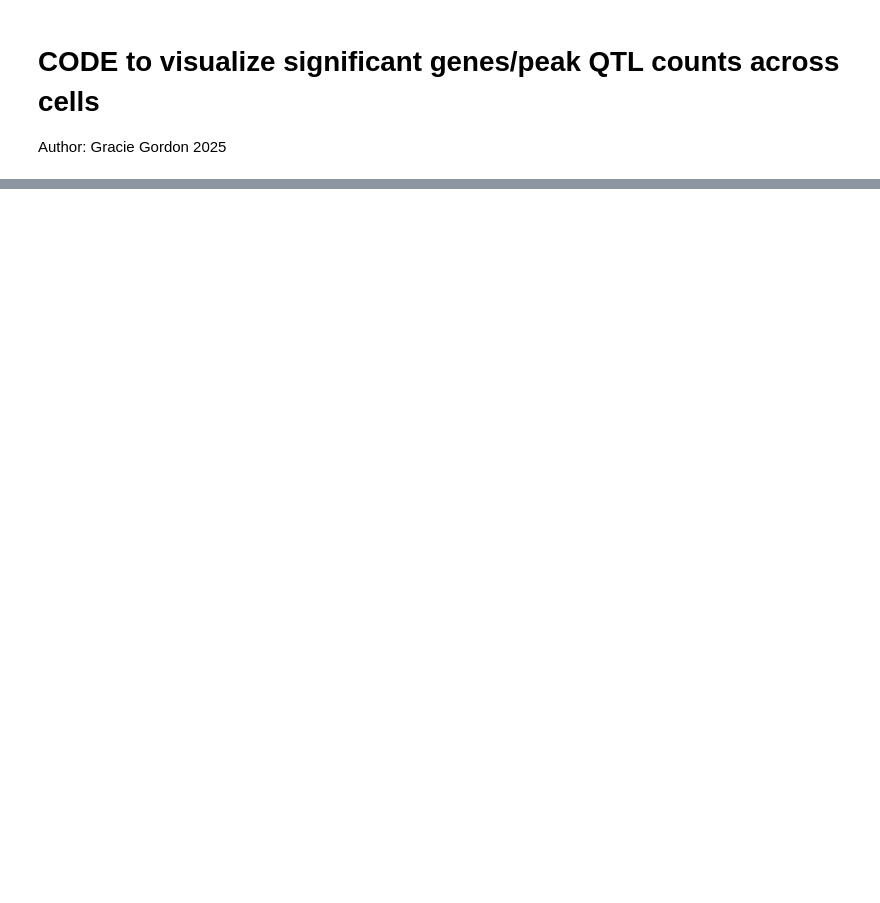
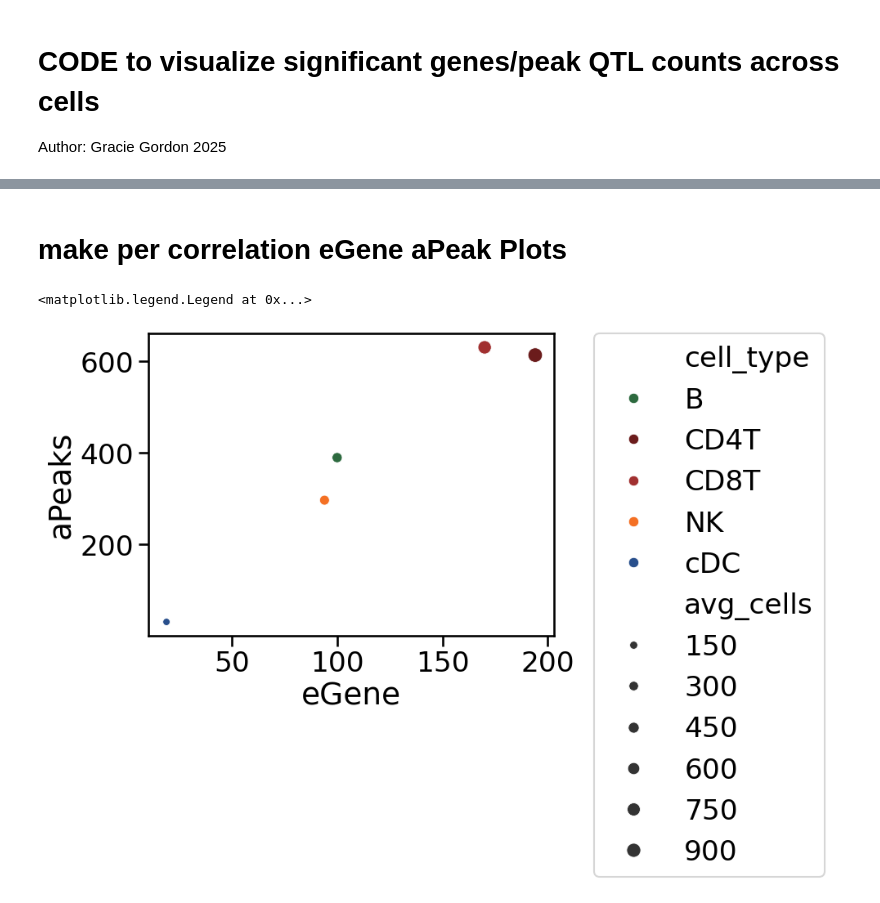
Before and after one commit to yelabucsf/icc_paper, a Jupyter notebook: Figures/Figure2/Genetics_Fig2_qtlcounts.ipynb, the cells around one changed output, grey strips where cells are left out. Cells and saved outputs as stored; diff of their text form; code cells hidden in the pictures; blank space fills up the shorter version.

```diff
--- a/Figures/Figure2/Genetics_Fig2_qtlcounts.ipynb
+++ b/Figures/Figure2/Genetics_Fig2_qtlcounts.ipynb
@@ -122,0 +205,43 @@ make_split_heatmap(df_plot,title="Heatmap of aPeaks (lower tri) and eGenes (uppe
+# %% [markdown]
+# make per correlation eGene aPeak Plots
+# %%
+def count_sig_features(df,col_name='sig_count'):
+    sig_df=pd.DataFrame(df[df['pval_nominal']<df['pval_nominal_threshold']][['cell_type','phenotype_id']].drop_duplicates()[['cell_type']].value_counts())
+    sig_df.columns=[col_name]
+    return(sig_df)
+# %%
+sig_peaks=count_sig_features(atac_egene,'aPeaks')
+sig_genes=count_sig_features(rna_egene,'eGene')
+
+merged_df = sig_peaks.merge(sig_genes, on='cell_type', how='outer')
+# %%
+
+# read in basic counts
+donor_cell_counts=pd.read_csv('/gstore/data/ctgbioinfo/gordom14/ICC/data/QTL_calling/rna/L1_manual/donor_cell_counts_exp.txt',sep='\t')
+donor_read_counts=pd.read_csv('/gstore/data/ctgbioinfo/gordom14/ICC/data/QTL_calling/rna/L1_manual/donor_counts_exp.txt',sep='\t')
+cells=['B','CD4T','CD8T','cDC','NK']
+cell_min=50
+for cell in cells:
+    n_donor=donor_cell_counts[donor_cell_counts[cell]>cell_min].shape[0]
+    donors=donor_cell_counts[donor_cell_counts[cell]>cell_min]['Unnamed: 0'].unique()
+    avg_cells=int(donor_cell_counts[donor_cell_counts[cell]>cell_min][cell].mean())
+    avg_reads=int(donor_read_counts[donor_read_counts['best_sample'].isin(donors)][cell].mean())
+    if(cell==cells[0]):
+        donor_cell_df=pd.DataFrame({'cell_type':[cell],'n_donors':[n_donor],'avg_cells':[avg_cells], 'avg_reads':[avg_reads]})
+    else:
+        tmp_donor_cell_df=pd.DataFrame({'cell_type':[cell],'n_donors':[n_donor],'avg_cells':[avg_cells], 'avg_reads':[avg_reads]})
+        donor_cell_df=pd.concat([donor_cell_df,tmp_donor_cell_df], axis=0)
+# %%
+
+merged_df = merged_df[merged_df.index!='cM'].merge(donor_cell_df, on='cell_type', how='outer')
+merged_df['avg_reads']=merged_df['avg_reads'].astype(int)
+# %%
+sns.set_context("talk", font_scale=1.5)  # "talk" increases text size, font_scale adjusts scaling
+
+sns.scatterplot(data=merged_df, x='eGene', y='aPeaks',hue='cell_type',size='avg_cells',
+                palette=L1_colors,legend="brief")#,sizes=(100, 400))
+# Move the legend outside the plot
+plt.legend(bbox_to_anchor=(1.1, 1), loc='upper left', borderaxespad=0)
+# %% [output]
+<matplotlib.legend.Legend at 0x...>
+[figure, added]
```
Also changed, not shown: parts of 9 cells of this notebook.
